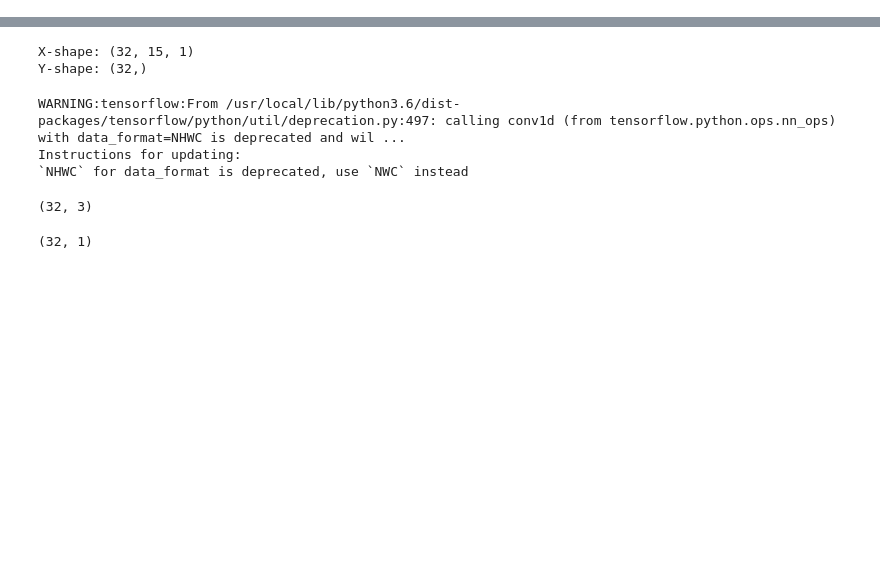
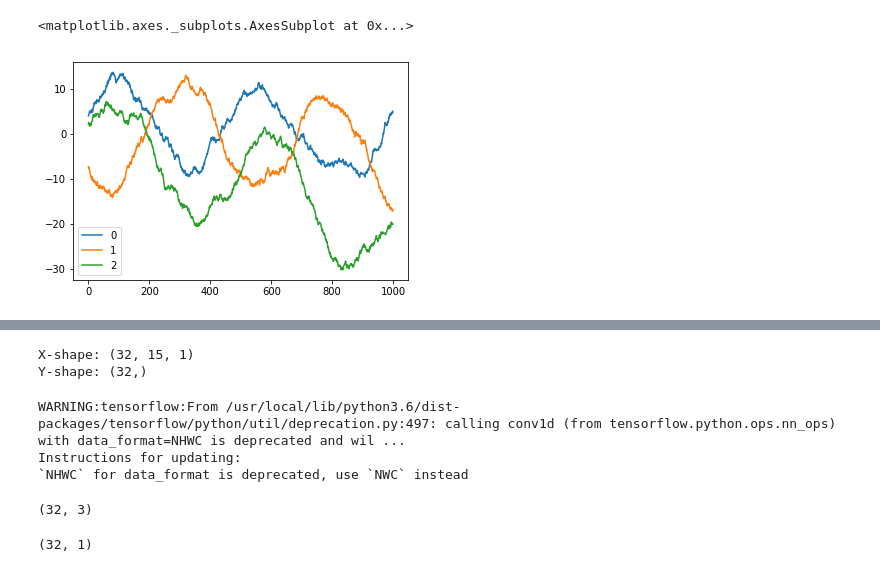
Before and after one commit to vaaale/stockbot, a Jupyter notebook: StockBot.ipynb, the cells around one changed output, grey strips where cells are left out. Drawn from its saved outputs; the diff is of its cells as text; code cells hidden in the pictures; blank space fills up the shorter version.

```diff
--- a/StockBot.ipynb
+++ b/StockBot.ipynb
@@ -35,3 +44,8 @@ df.iloc[0:3].T.plot()
+# %%
+df.iloc[:,0:3].plot()
+# %% [output]
+<matplotlib.axes._subplots.AxesSubplot at 0x...>
+[figure, added]
 # %%
 df.head()
 # %% [output]
```
Also changed, not shown: parts of 11 cells of this notebook, 1 other file.
